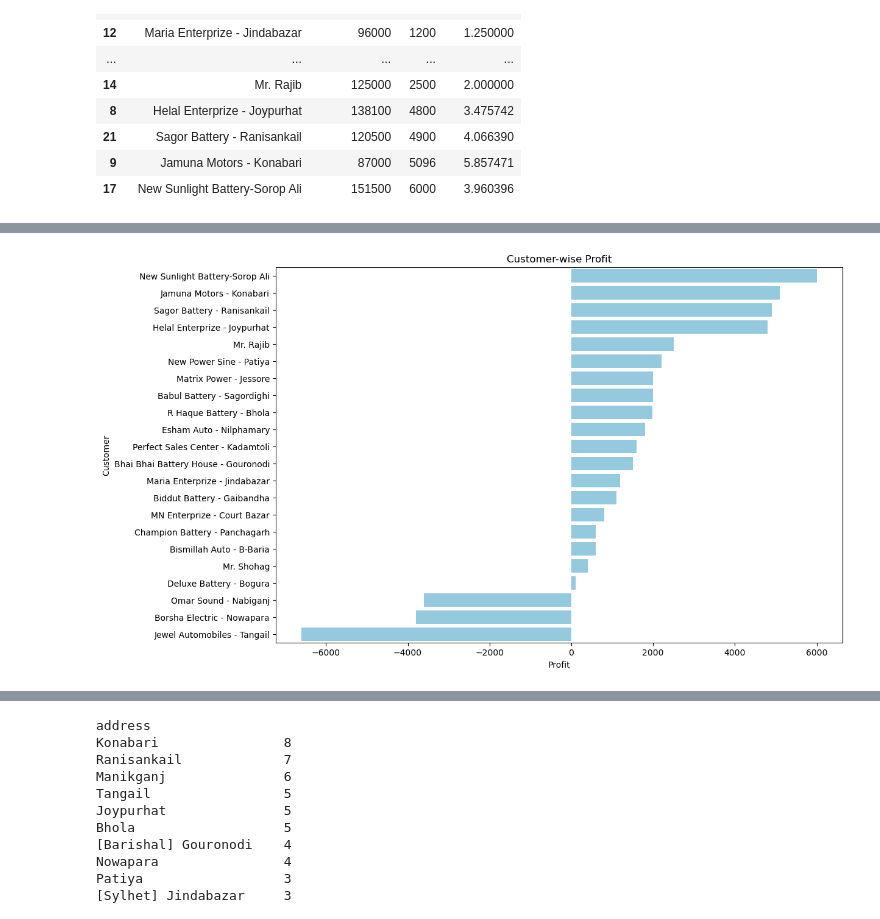
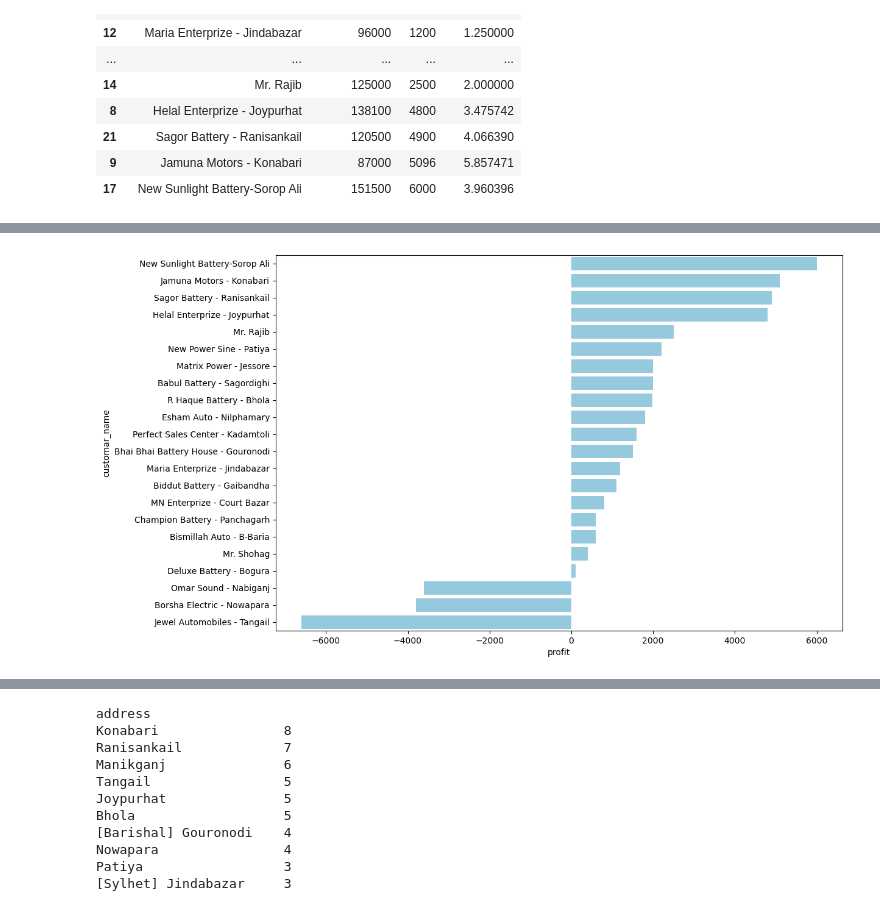
Before and after one commit to monimahmadh/Power-Up-Solutions-Business-Insight, a Jupyter notebook: keep going.ipynb, the cells around one changed output, grey strips where cells are left out. Drawn from its saved outputs; the diff is of its cells as text; code cells hidden in the pictures.

```diff
--- a/keep going.ipynb
+++ b/keep going.ipynb
@@ -260,12 +258,12 @@ plt.show()
 # %%
 plt.figure(figsize=(12, 8))
 sns.barplot(data=total_vs_profit, x='profit', y='customar_name', color='skyblue')
-plt.xlabel('Profit')
-plt.ylabel('Customer')
-plt.title('Customer-wise Profit')
+# plt.xlabel('Profit')
+# plt.ylabel('Customer')
+# plt.title('Customer-wise Profit')
 plt.gca().invert_yaxis()  # Invert y-axis to display negative values at the top
 plt.show()
 # %% [output]
-[figure, old version]
+[figure, new version]
 # %%
 # %% [output]
```
Also changed, not shown: parts of 6 cells of this notebook, 1 other file.
